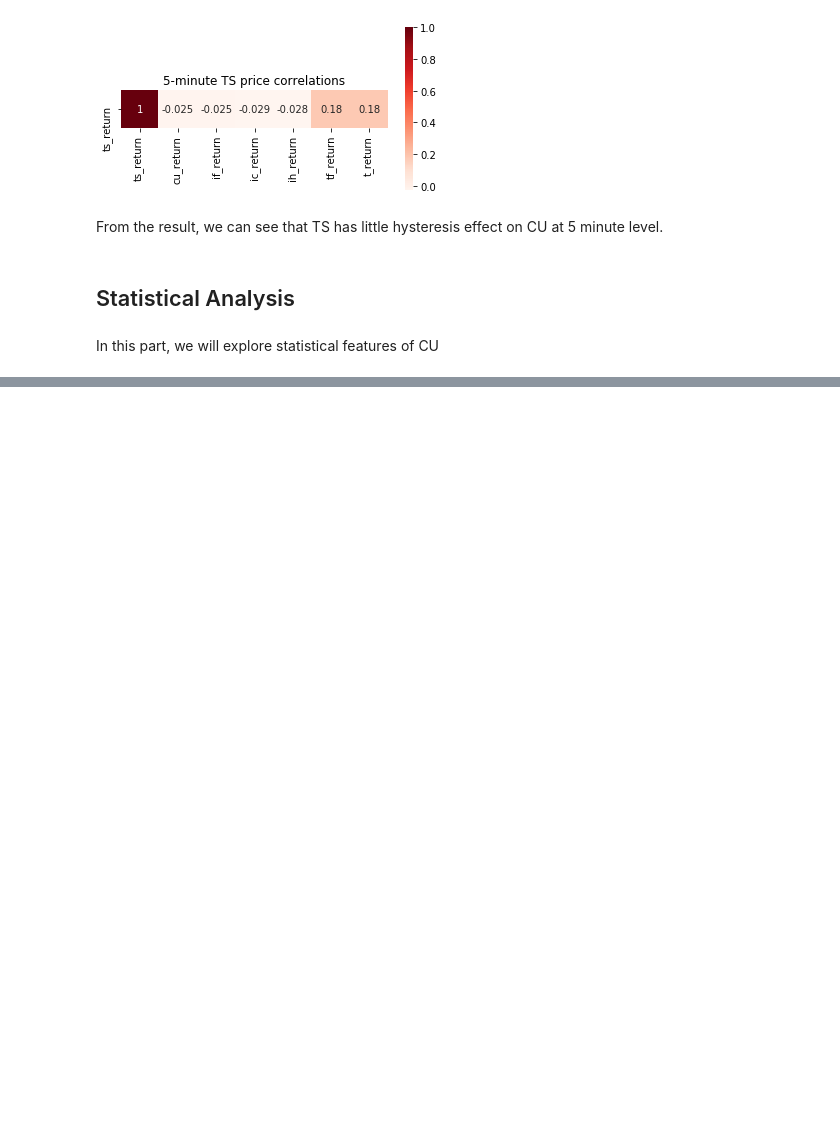
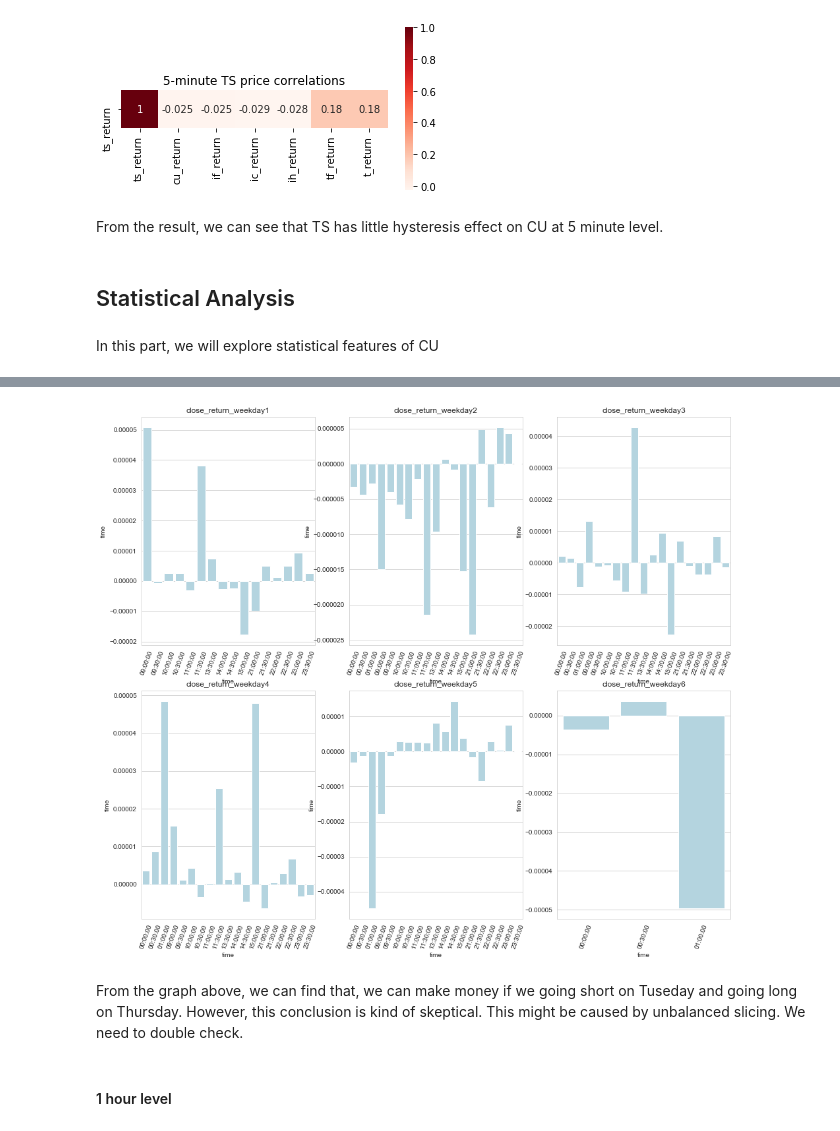
Before and after one commit to TJmask/Cu-Copper---EDA-Chinese-future-Market-, a Jupyter notebook: notebooks/cu9999_EDA_TS.ipynb, the cells around one changed output, grey strips where cells are left out. Cells and saved outputs as stored; diff of their text form; code cells hidden in the pictures; blank space fills up the shorter version.

```diff
--- a/notebooks/cu9999_EDA_TS.ipynb
+++ b/notebooks/cu9999_EDA_TS.ipynb
@@ -241,7 +241,7 @@ Fot night period, the conculsion is similar to the conclusion above.
 In the end, we find that, we can see that the mean open and close prices have simiar trends, while the mean high and low prices have kind of contrary trends. Those two can be our poential features. One more thing we notice is that, in the morning and night period, the trends and open interests are similar to that of mean low price, while in the afternoon period, those two are kind of contrary. There might be something behind it.
 # %%
 ## Look at all varaible trends
-fig, axes = plt.subplots(2,4, figsize=(14,6), squeeze = False)
+fig, axes = plt.subplots(2,4, figsize=(14,88), squeeze = False)
 for i, columns in enumerate(cu_data.columns):
     x = cu_data.date
     y = cu_data[columns]
@@ -1217,0 +1231,17 @@ In this part, we will explore statistical features of CU
+# %%
+## get the mean of every column except 'volume'
+cu_30m = cu_data.set_index('date').resample('30min', how='mean')
+cu_30m['volume'] = cu_data[['date', 'volume']].set_index('date').resample('30min', how='sum')
+
+## 30 minute level of close price return
+close_return = pd.DataFrame(cu_data.ta.percent_return()).set_index(cu_data.date)
+close_return.columns = ['close_return']
+close_return_30m = close_return.resample(rule='30min', how='mean')
+
+## add the close return to the cu_30m data frame
+cu_30m['close_return'] = close_return_30m['close_return']
+
+## add the weekday and time of each row
+cu_30m['is_weekday'] = cu_30m.index.map(lambda x: datetime.date.isoweekday(x))
+cu_30m['time'] = cu_30m.index.map(lambda x: x.time())
+cu_30m.tail()
@@ -1217,0 +1256,5 @@ In this part, we will explore statistical features of CU
+# %%
+## group by weekday
+weekly_30m = cu_30m.groupby(['time','is_weekday']).mean().dropna()
+weekly_30m =  weekly_30m.reset_index(['time'])
+weekly_30m.head()
@@ -1217,0 +1269,20 @@ In this part, we will explore statistical features of CU
+# %%
+## plotting for bucket and weekdays
+fig, axes = plt.subplots(2,3, figsize=(16,14), squeeze = False)
+# i = weekly_30m.loc[(slice(None),2),:]
+for i in range(6):
+    x = weekly_30m[weekly_30m.index==i+1]['time']
+    y = weekly_30m[weekly_30m.index==i+1]['close_return']
+    ax = axes[i//3, i%3]
+    sns.barplot(x=x,y=y, ax=ax,color = 'lightblue')
+    sns.set_style("whitegrid")
+    ax.set_title('close_return_weekday'+str(i+1))
+    ax.set_ylabel("return")
+    ax.set_ylabel("time")
+    ax.set_xticklabels(x, rotation=70)
+# %% [output]
+[figure, added]
+# %% [markdown]
+From the graph above, we can find that, we can make money if we going short on Tuseday and going long on Thursday. However, this conclusion is kind of skeptical. This might be caused by unbalanced slicing. We need to double check.
+# %% [markdown]
+#### 1 hour level
```
Also changed, not shown: parts of 25 cells of this notebook.
